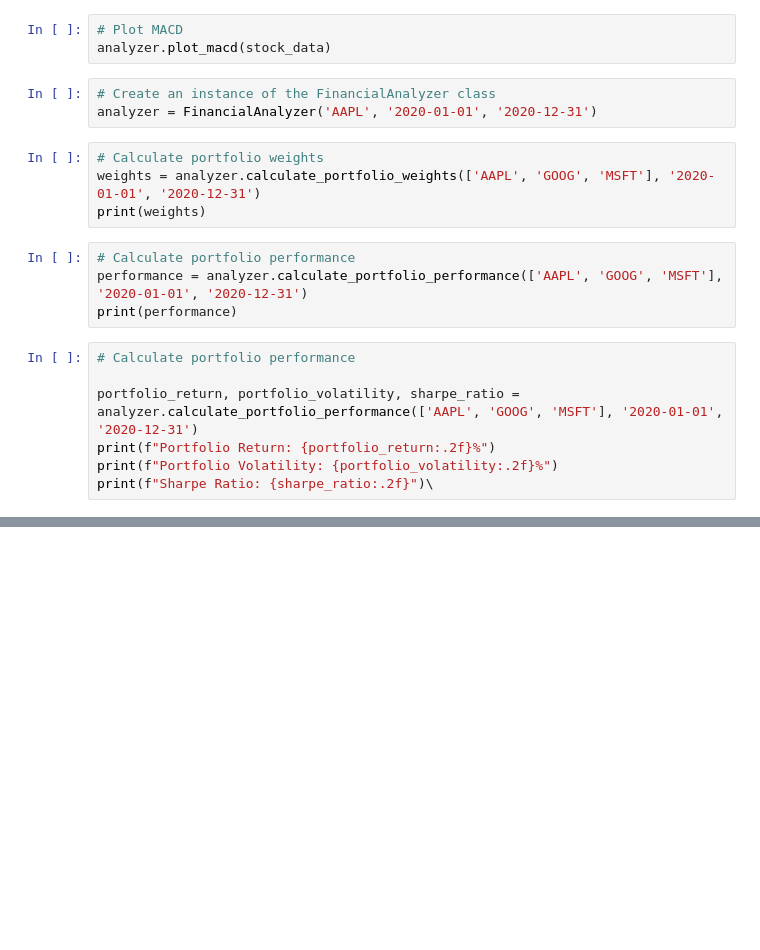
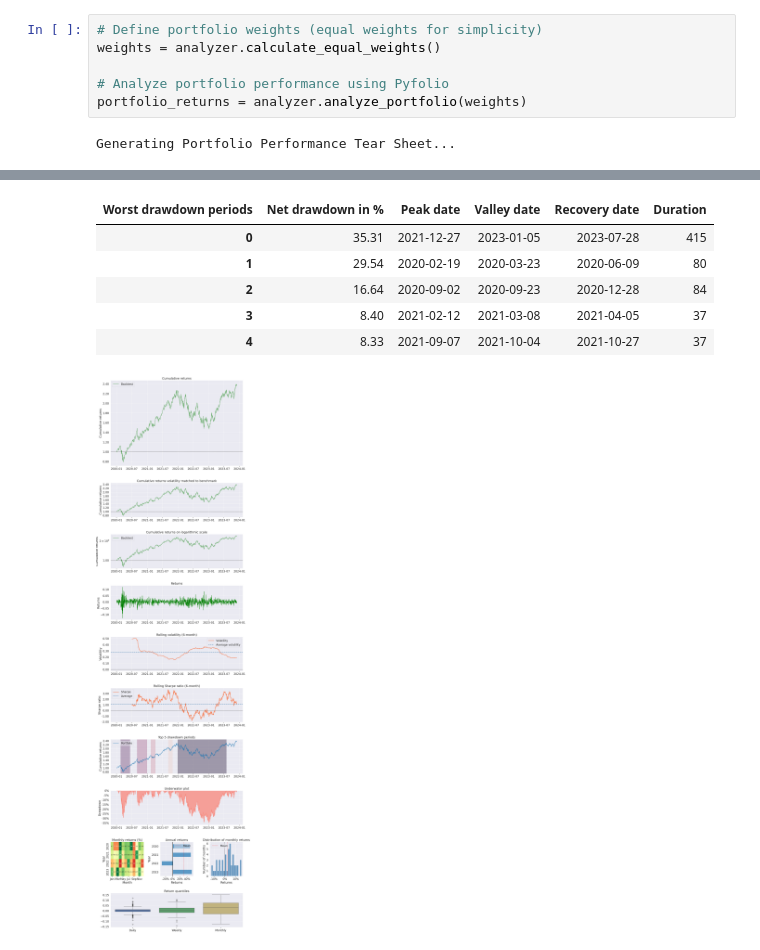
Before and after one commit to SosiSis/Nova-Financial-Solution, a Jupyter notebook: notebooks/financial_analysis.ipynb, the cells around one changed output, grey strips where cells are left out. Cells and saved outputs as stored; diff of their text form; blank space fills up the shorter version.

```diff
--- a/notebooks/financial_analysis.ipynb
+++ b/notebooks/financial_analysis.ipynb
@@ -92,21 +91,8 @@ ValueError: All arguments should have the same length. The length of argument `y
-# %%
-# Plot MACD
-analyzer.plot_macd(stock_data)
-# %%
-# Create an instance of the FinancialAnalyzer class
-analyzer = FinancialAnalyzer('AAPL', '2020-01-01', '2020-12-31')
-# %%
-# Calculate portfolio weights
-weights = analyzer.calculate_portfolio_weights(['AAPL', 'GOOG', 'MSFT'], '2020-01-01', '2020-12-31')
-print(weights)
-# %%
-# Calculate portfolio performance
-performance = analyzer.calculate_portfolio_performance(['AAPL', 'GOOG', 'MSFT'], '2020-01-01', '2020-12-31')
-print(performance)
-# %%
-# Calculate portfolio performance
-
-portfolio_return, portfolio_volatility, sharpe_ratio = analyzer.calculate_portfolio_performance(['AAPL', 'GOOG', 'MSFT'], '2020-01-01', '2020-12-31')
-print(f"Portfolio Return: {portfolio_return:.2f}%")
-print(f"Portfolio Volatility: {portfolio_volatility:.2f}%")
-print(f"Sharpe Ratio: {sharpe_ratio:.2f}")\
+# %%
+# Define portfolio weights (equal weights for simplicity)
+weights = analyzer.calculate_equal_weights()
+
+# Analyze portfolio performance using Pyfolio
+portfolio_returns = analyzer.analyze_portfolio(weights)
+# %% [output]
+Generating Portfolio Performance Tear Sheet...
@@ -112,0 +116,7 @@ print(f"Sharpe Ratio: {sharpe_ratio:.2f}")\
+| Worst drawdown periods | Net drawdown in % | Peak date | Valley date | Recovery date | Duration |
+| 0 | 35.31 | 2021-12-27 | 2023-01-05 | 2023-07-28 | 415 |
+| 1 | 29.54 | 2020-02-19 | 2020-03-23 | 2020-06-09 | 80 |
+| 2 | 16.64 | 2020-09-02 | 2020-09-23 | 2020-12-28 | 84 |
+| 3 | 8.40 | 2021-02-12 | 2021-03-08 | 2021-04-05 | 37 |
+| 4 | 8.33 | 2021-09-07 | 2021-10-04 | 2021-10-27 | 37 |
+[figure, added]
```
Also changed, not shown: parts of 19 cells of this notebook, 2 other files.
